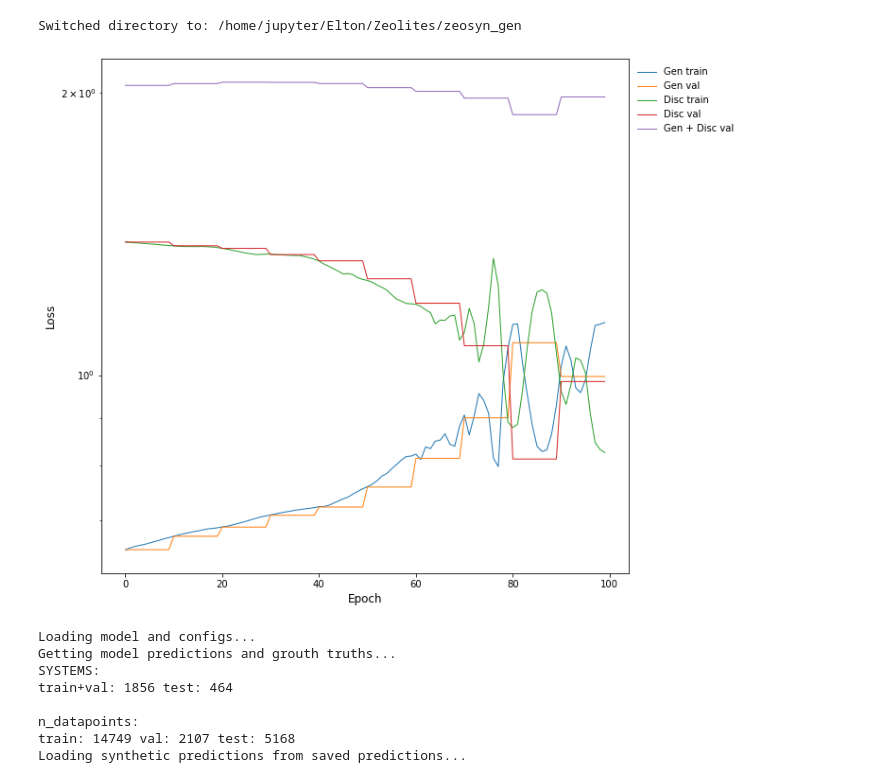
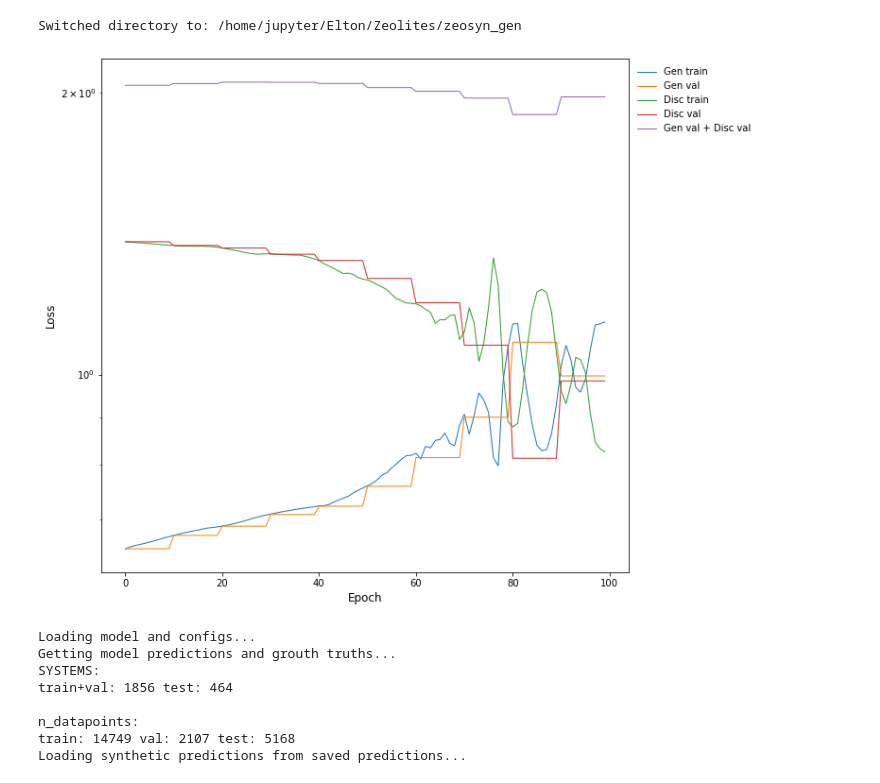
Before and after one commit to eltonpan/zeosyn_gen, a Jupyter notebook: notebooks/visualize_pred_gan.ipynb, the cells around one changed output. Saved outputs shown, nothing was run; the diff lists cells and outputs as text; code cells hidden in the pictures.

Commit message:
update visualization of baselines

```diff
--- a/notebooks/visualize_pred_gan.ipynb
+++ b/notebooks/visualize_pred_gan.ipynb
@@ -36,19 +36,19 @@ with open(f"runs/{model_type}/{split}/{fname}/d_val_loss_list.pkl", 'rb') as f:
 # %%
 # Train/val loss fig
 plt.figure(figsize=(10,10))
 plt.plot(range(len(g_train_loss_list)), g_train_loss_list, label = 'Gen train')
 plt.plot(range(len(g_val_loss_list)), g_val_loss_list, label = 'Gen val')
 plt.plot(range(len(d_train_loss_list)), d_train_loss_list, label = 'Disc train')
 plt.plot(range(len(d_val_loss_list)), d_val_loss_list, label = 'Disc val')
-plt.plot(range(len(d_val_loss_list)), np.array(d_val_loss_list) + np.array(g_val_loss_list), label = 'Gen + Disc val')
+plt.plot(range(len(d_val_loss_list)), np.array(d_val_loss_list) + np.array(g_val_loss_list), label = 'Gen val + Disc val')
 plt.legend()
 plt.xlabel('Epoch')
 plt.ylabel('Loss')
 plt.yscale('log')
 # plt.ylim(0,1.1*train_loss_list[0])
 plt.show()
 # %% [output]
-[figure, old version]
+[figure, new version]
 # %%
 # Get predictions and ground truths
 model, configs = load_model(model_type, fname, split)
```
Also changed, not shown: parts of 1 cell of this notebook, 3 other files.
